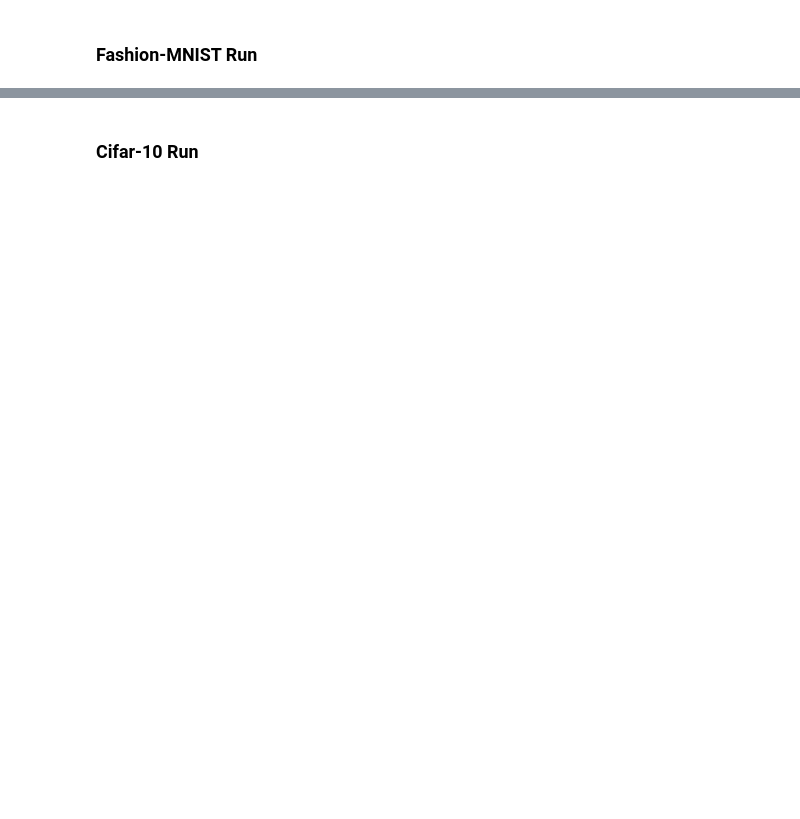
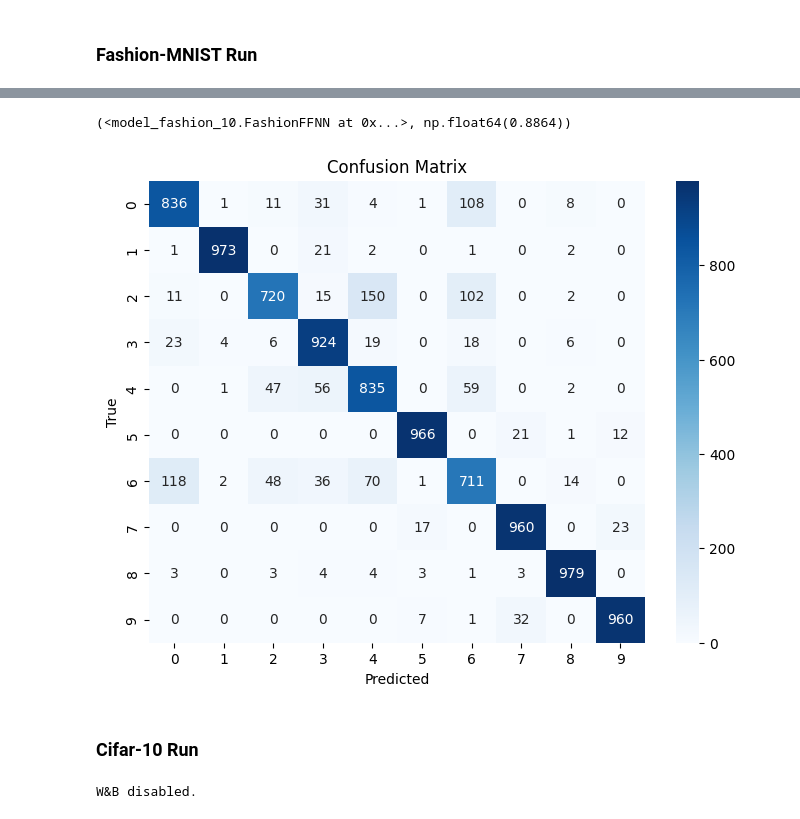
Before and after one commit to wkandersen/02456-deep-learning-group-68, a Jupyter notebook: src/notebook.ipynb, the cells around one changed output, grey strips where cells are left out. Drawn from its saved outputs; the diff is of its cells as text; code cells hidden in the pictures; blank space fills up the shorter version.

```diff
--- a/src/notebook.ipynb
+++ b/src/notebook.ipynb
@@ -30,10 +30,10 @@ def train_notebook(config):
 
 params = {
         'num_epochs': 100,
-        'dropout_rate': 0,
-        'learning_rate': 2.654083941177282e-5,
-        'l2_coeff': 5.330196217596967e-5,
-        'hidden_layers': [256, 128],   # can be string or list
+        'dropout_rate': 0.3,
+        'learning_rate': 0.00016295099914246283,
+        'l2_coeff': 0.00002004940869910706,
+        'hidden_layers': [1024, 512, 256],   # can be string or list
         'weight_init': 'random',
         'optimizer': 'adam',
         'activation': 'relu',
@@ -53,3 +53,4 @@ params = {
 
 
 train_notebook(params)
+# %% [output]
@@ -56,3 +70,5 @@ train_notebook(params)
+(<model_fashion_10.FashionFFNN at 0x...>, np.float64(0.8864))
+[figure, added]
 # %% [markdown]
 ### Cifar-10 Run
 # %%
@@ -77,18 +93,18 @@ def train_notebook(config):
 
 params = {
         'num_epochs': 100,
-        'dropout_rate': 0,
-        'learning_rate': 2.654083941177282e-5,
-        'l2_coeff': 5.330196217596967e-5,
-        'hidden_layers': [256, 128],   # can be string or list
-        'weight_init': 'random',
+        'dropout_rate': 0.2,
+        'learning_rate': 0.00030361363933609274,
+        'l2_coeff': 0.0016688987469551863,
+        'hidden_layers': [512, 256, 128],   # can be string or list
+        'weight_init': 'xavier',
         'optimizer': 'adam',
-        'activation': 'relu',
-        'batch_size': 128,
+        'activation': 'leaky_relu',
+        'batch_size': 64,
         'input_size': 3072,
         'loss': 'cross_entropy',
         'batch_norm': False,
-        'standardize': False,
+        'standardize': True,
         'use_subset': False,
         'subset_ratio': 0.25,
         'project_name': 'Deep_learning_project',
@@ -100,3 +116,5 @@ params = {
 
 
 train_notebook(params)
+# %% [output]
+W&B disabled.
```
Also changed, not shown: parts of 2 cells of this notebook.
